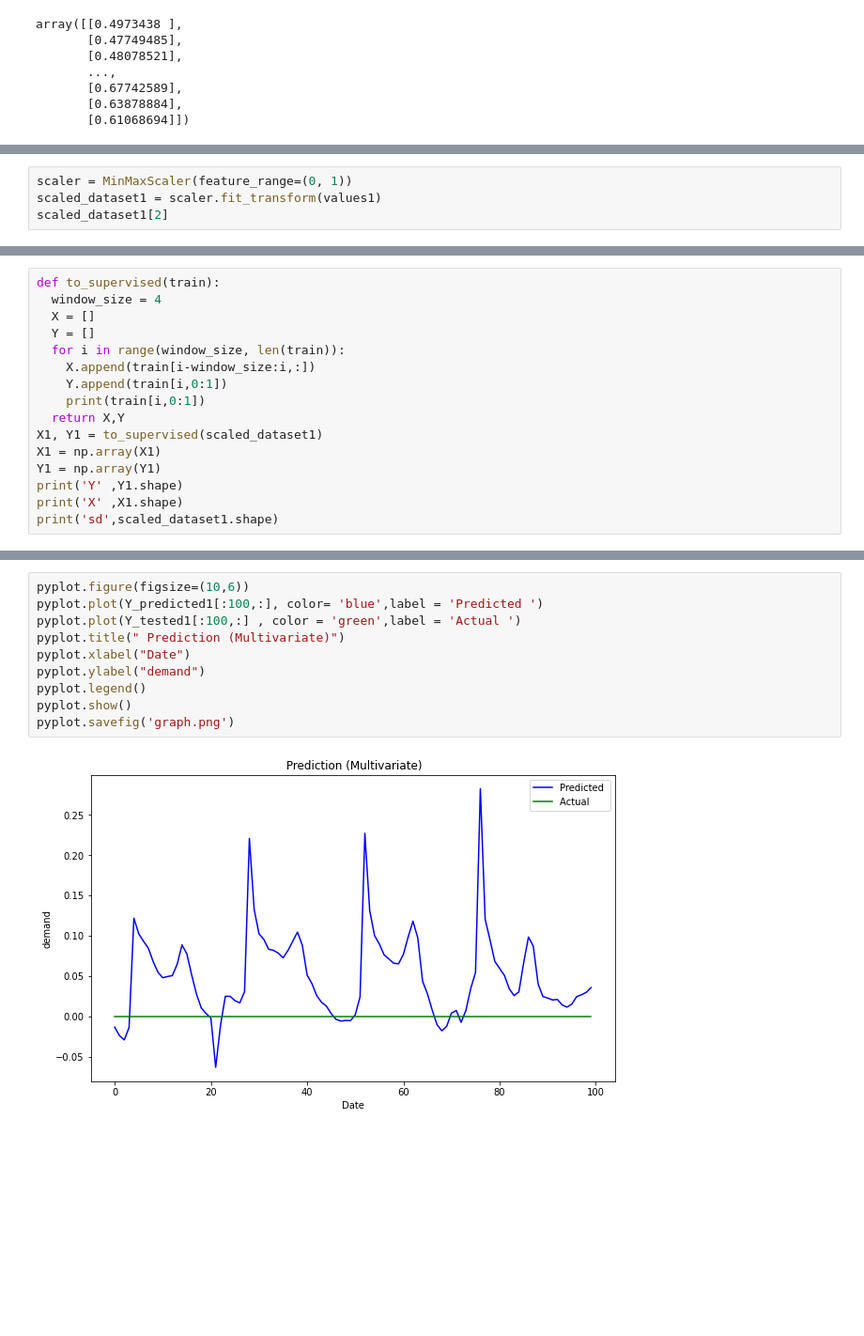
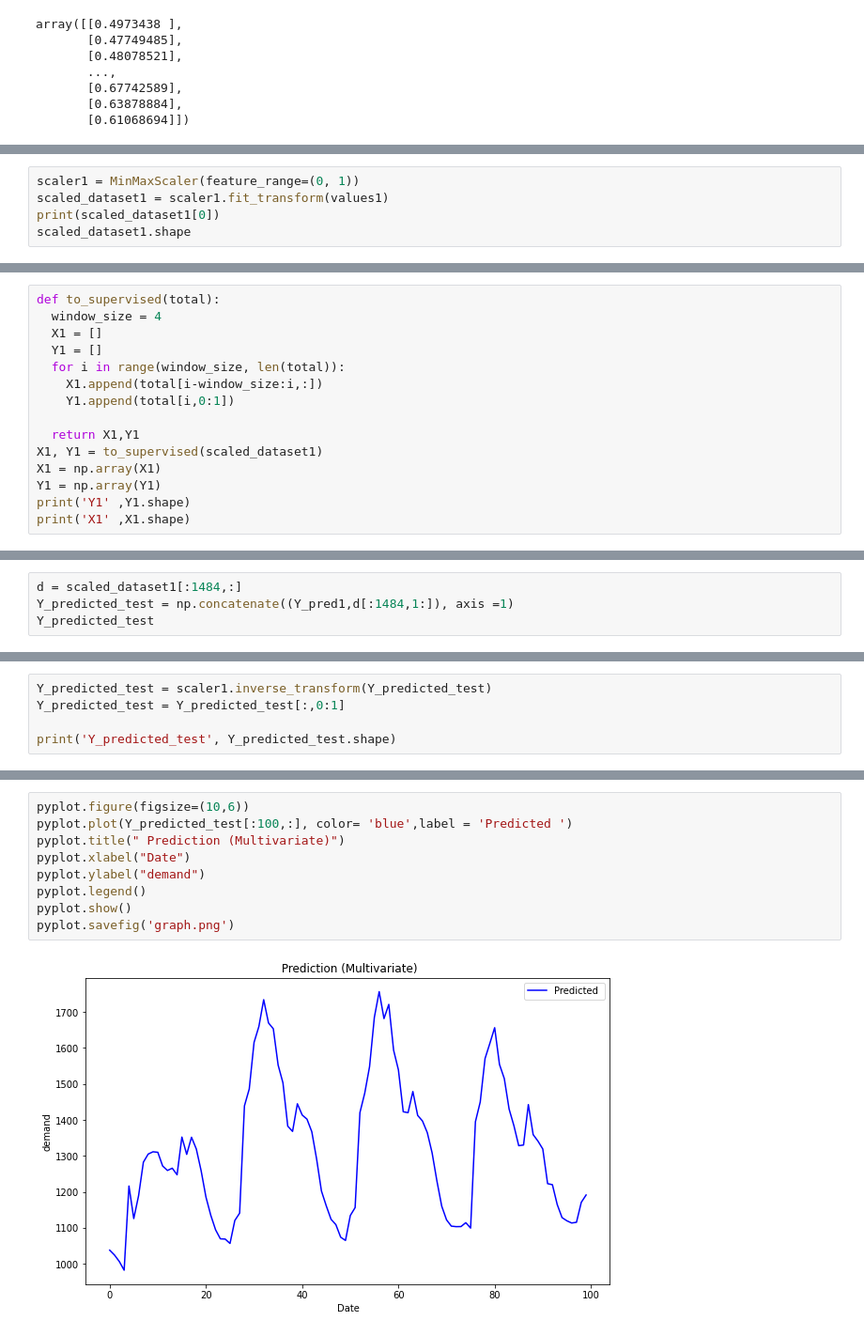
Before and after one commit to dileepyadavns/multivaraiate_time_series_forecasting, a Jupyter notebook: forecasting.ipynb, the cells around one changed output, grey strips where cells are left out. Shown at 94% size. Drawn from its saved outputs; the diff is of its cells as text; blank space fills up the shorter version.

```diff
--- a/forecasting.ipynb
+++ b/forecasting.ipynb
@@ -288,5 +382,6 @@ array([0.00000000e+00, 2.58092590e+01, 1.80415900e-02, 3.28063960e-02,
 # %%
-scaler = MinMaxScaler(feature_range=(0, 1))
-scaled_dataset1 = scaler.fit_transform(values1)
-scaled_dataset1[2]
+scaler1 = MinMaxScaler(feature_range=(0, 1))
+scaled_dataset1 = scaler1.fit_transform(values1)
+print(scaled_dataset1[0])
+scaled_dataset1.shape
 # %% [output]
@@ -297,17 +392,16 @@ array([0.        , 0.23532473, 0.6464039 , 0.25415917, 0.35777328,
 # %%
-def to_supervised(train):
+def to_supervised(total):
   window_size = 4
-  X = []
-  Y = []
-  for i in range(window_size, len(train)):
-    X.append(train[i-window_size:i,:])
-    Y.append(train[i,0:1])
-    print(train[i,0:1])
-  return X,Y
+  X1 = []
+  Y1 = []
+  for i in range(window_size, len(total)):
+    X1.append(total[i-window_size:i,:])
+    Y1.append(total[i,0:1])
+
+  return X1,Y1
 X1, Y1 = to_supervised(scaled_dataset1)
 X1 = np.array(X1)
 Y1 = np.array(Y1)
-print('Y' ,Y1.shape)
-print('X' ,X1.shape)
-print('sd',scaled_dataset1.shape)
+print('Y1' ,Y1.shape)
+print('X1' ,X1.shape)
 # %% [output]
@@ -428,0 +420,4 @@ print(Y_tested1)
+# %%
+d = scaled_dataset1[:1484,:]
+Y_predicted_test = np.concatenate((Y_pred1,d[:1484,1:]), axis =1)
+Y_predicted_test
@@ -428,0 +438,5 @@ print(Y_tested1)
+# %%
+Y_predicted_test = scaler1.inverse_transform(Y_predicted_test)
+Y_predicted_test = Y_predicted_test[:,0:1]
+
+print('Y_predicted_test', Y_predicted_test.shape)
@@ -429,13 +455,12 @@ print(Y_tested1)
 # %%
 pyplot.figure(figsize=(10,6))
-pyplot.plot(Y_predicted1[:100,:], color= 'blue',label = 'Predicted ')
-pyplot.plot(Y_tested1[:100,:] , color = 'green',label = 'Actual ')
+pyplot.plot(Y_predicted_test[:100,:], color= 'blue',label = 'Predicted ')
 pyplot.title(" Prediction (Multivariate)")
 pyplot.xlabel("Date")
 pyplot.ylabel("demand")
 pyplot.legend()
 pyplot.show()
 pyplot.savefig('graph.png')
 # %% [output]
-[figure, old version]
+[figure, new version]
 <Figure size 432x288 with 0 Axes>
```
Also changed, not shown: parts of 44 cells of this notebook.
